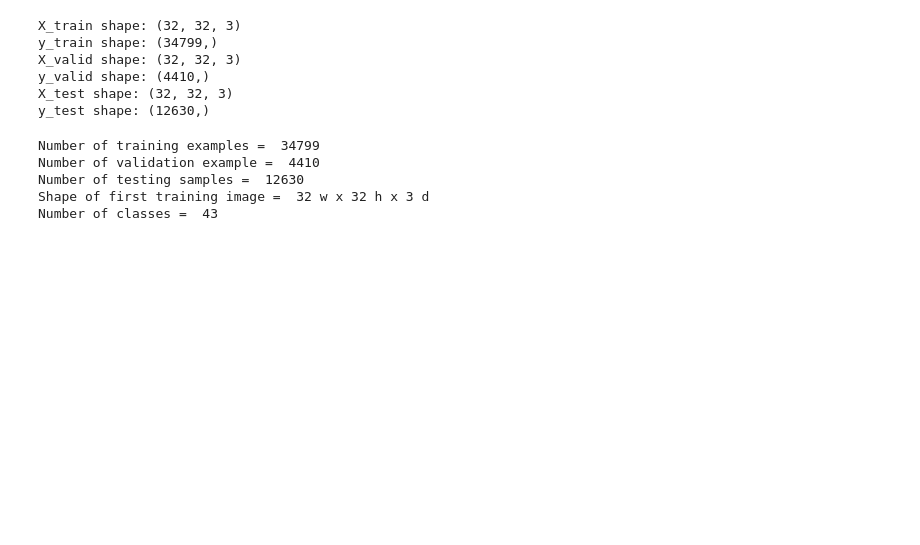
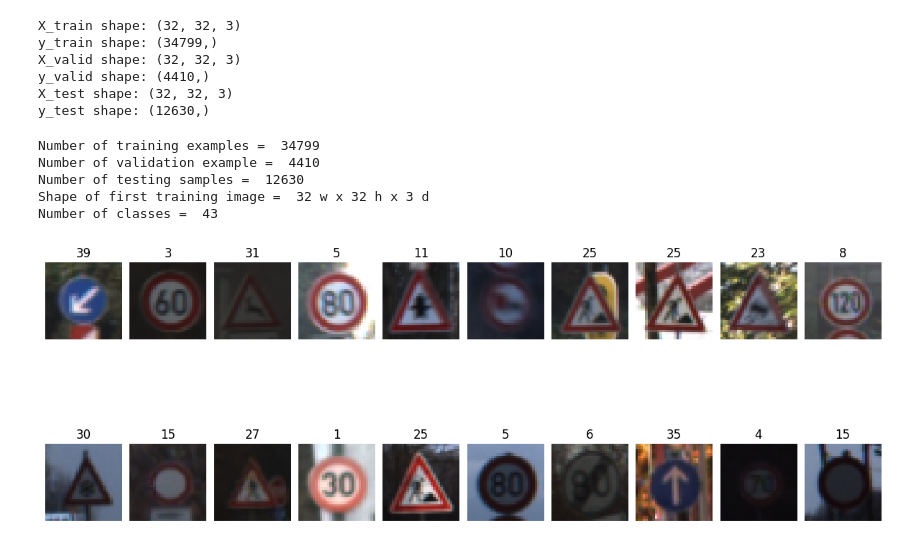
Before and after one commit to mahsanghani/UdacityCar, a Jupyter notebook: 3/Traffic_Sign_Classifier.ipynb, the cells around one changed output. Cells and saved outputs as stored; diff of their text form; code cells hidden in the pictures; blank space fills up the shorter version.

```diff
--- a/3/Traffic_Sign_Classifier.ipynb
+++ b/3/Traffic_Sign_Classifier.ipynb
@@ -58,3 +58,16 @@ Number of validation example =  4410
 Number of testing samples =  12630
 Shape of first training image =  32 w x 32 h x 3 d
 Number of classes =  43
+# %%
+fig, axs = plt.subplots(2,10, figsize=(15,6))
+fig.subplots_adjust(hspace=.2, wspace=.1)
+axs = axs.ravel()
+
+for i in range(20):
+    index = random.randint(0,len(X_train))
+    image = X_train[index]
+    axs[i].axis('off')
+    axs[i].imshow(image)
+    axs[i].set_title(y_train[index])
+# %% [output]
+[figure, added]
```
Also changed, not shown: parts of 1 cell of this notebook.
